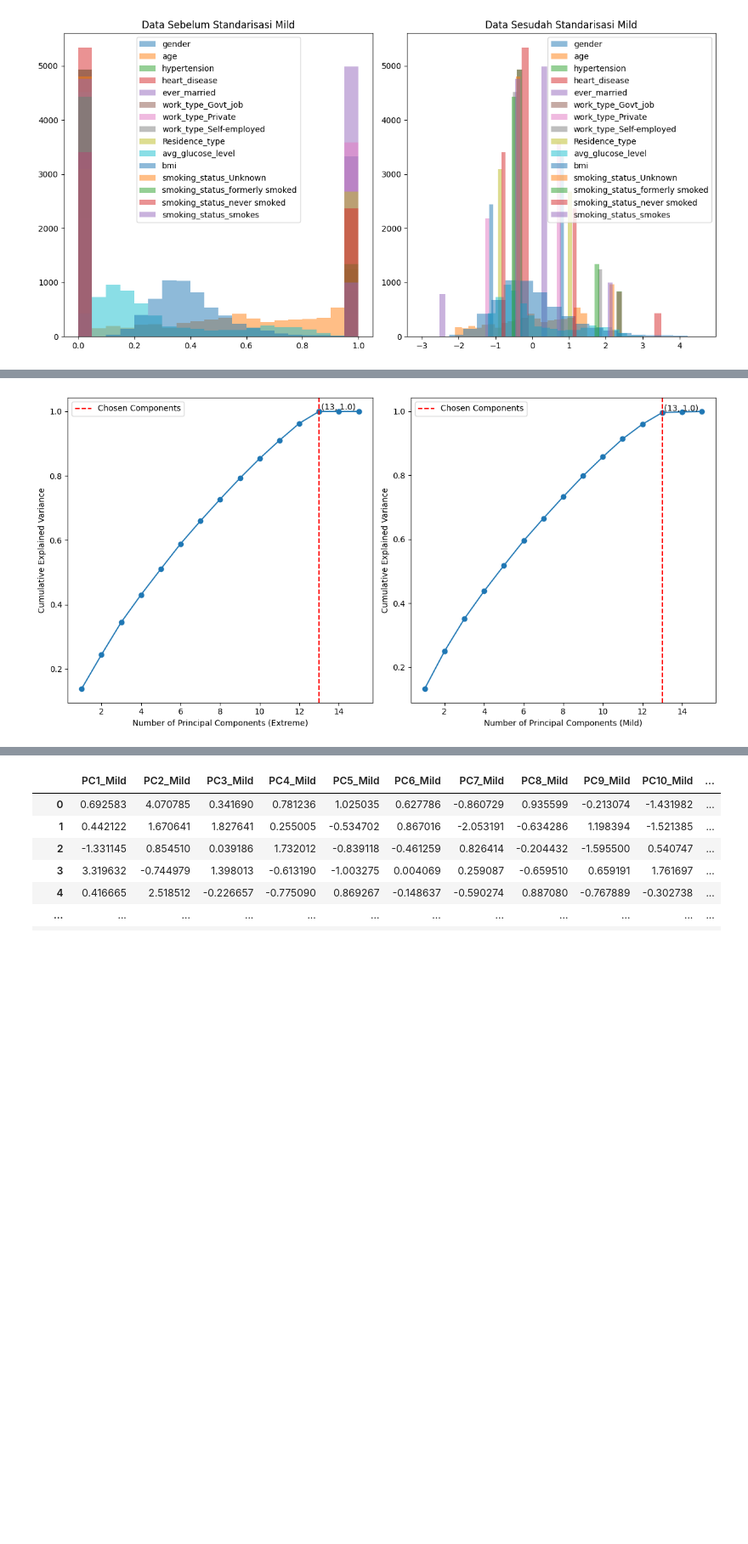
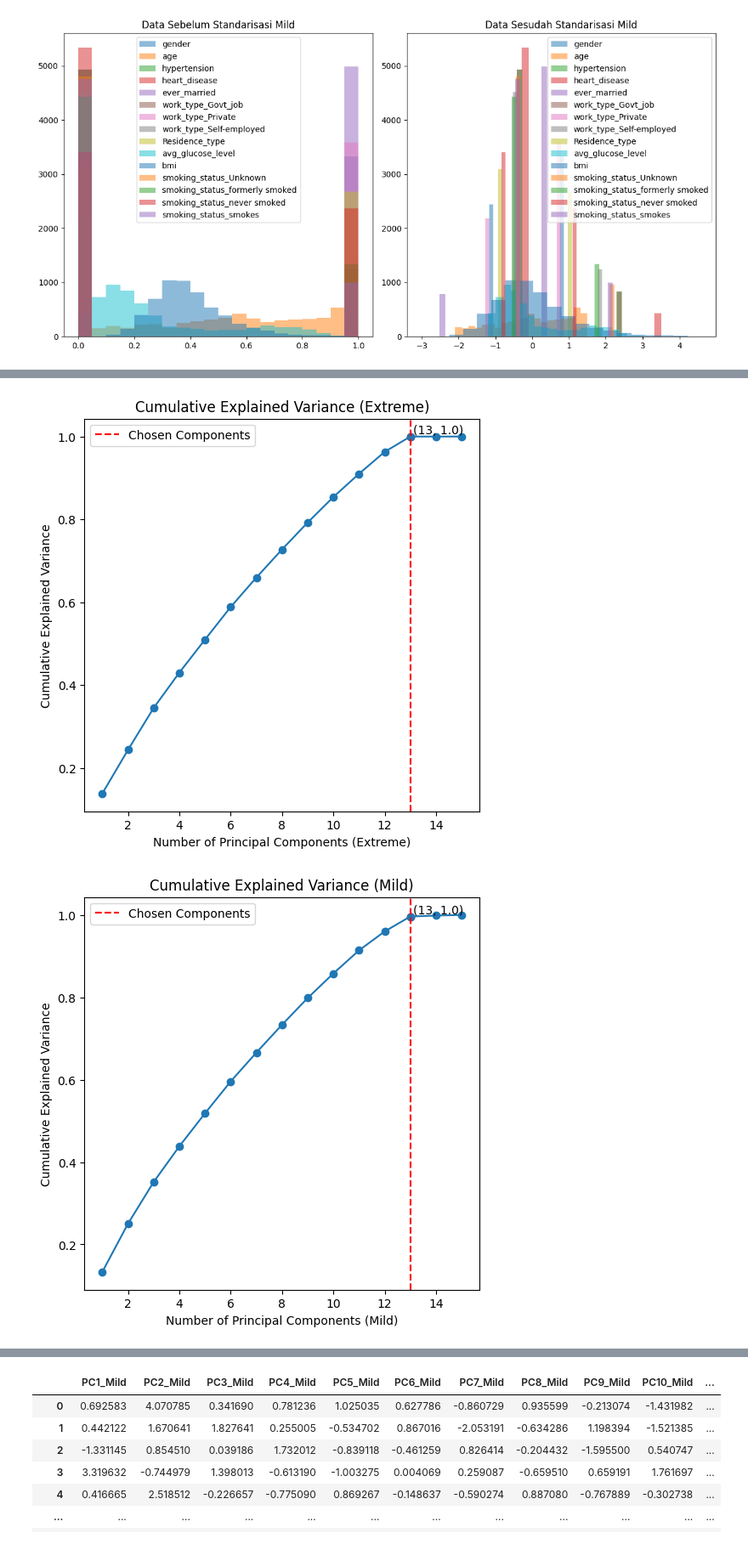
Before and after one commit to avillarafi45/TugasAkhirStrokePrediction, a Jupyter notebook: PCA-KMeans Extreme dan Mild.ipynb, the cells around one changed output, grey strips where cells are left out. Shown at 85% size. Drawn from its saved outputs; the diff is of its cells as text; code cells hidden in the pictures; blank space fills up the shorter version.

```diff
--- a/PCA-KMeans Extreme dan Mild.ipynb
+++ b/PCA-KMeans Extreme dan Mild.ipynb
@@ -444,45 +444,44 @@ bmi: 0.8449
    smoking_status_never smoked: -0.5785
    smoking_status_smokes: -0.4537
 # %%
-import numpy as np
-
 # Plotting cumulative explained variance untuk data Extreme
 num_components_extreme = len(pca_extreme.explained_variance_ratio_)
-plt.figure(figsize=(12, 6))
+plt.figure(figsize=(6, 6))
 
-plt.subplot(1, 2, 1)
 plt.plot(range(1, num_components_extreme + 1), np.cumsum(pca_extreme.explained_variance_ratio_), marker='o')
 plt.xlabel('Number of Principal Components (Extreme)')
 plt.ylabel('Cumulative Explained Variance')
 
 # Tambahkan garis putus-putus pada nilai 13 pada sumbu x
 chosen_components_extreme = 13
 plt.axvline(x=chosen_components_extreme, color='r', linestyle='--', label='Chosen Components')
 plt.scatter(chosen_components_extreme, np.cumsum(pca_extreme.explained_variance_ratio_)[chosen_components_extreme-1], color='r')
 plt.text(chosen_components_extreme + 0.1, np.cumsum(pca_extreme.explained_variance_ratio_)[chosen_components_extreme-1], f'({chosen_components_extreme}, {np.round(np.cumsum(pca_extreme.explained_variance_ratio_)[chosen_components_extreme-1], 2)})', verticalalignment='bottom')
 
 plt.legend()
+plt.title('Cumulative Explained Variance (Extreme)')
+plt.show()
 
 # Plotting cumulative explained variance untuk data Mild
 num_components_mild = len(pca_mild.explained_variance_ratio_)
+plt.figure(figsize=(6, 6))
 
-plt.subplot(1, 2, 2)
 plt.plot(range(1, num_components_mild + 1), np.cumsum(pca_mild.explained_variance_ratio_), marker='o')
 plt.xlabel('Number of Principal Components (Mild)')
 plt.ylabel('Cumulative Explained Variance')
 
 # Tambahkan garis putus-putus pada nilai 13 pada sumbu x
 chosen_components_mild = 13
 plt.axvline(x=chosen_components_mild, color='r', linestyle='--', label='Chosen Components')
 plt.scatter(chosen_components_mild, np.cumsum(pca_mild.explained_variance_ratio_)[chosen_components_mild-1], color='r')
 plt.text(chosen_components_mild + 0.1, np.cumsum(pca_mild.explained_variance_ratio_)[chosen_components_mild-1], f'({chosen_components_mild}, {np.round(np.cumsum(pca_mild.explained_variance_ratio_)[chosen_components_mild-1], 2)})', verticalalignment='bottom')
 
 plt.legend()
-
-plt.tight_layout()
+plt.title('Cumulative Explained Variance (Mild)')
 plt.show()
 # %% [output]
-[figure, old version]
+[figure, new version]
+[figure, added]
 # %%
 # Lakukan PCA untuk data Extreme
 n_components_extreme = 13  # Ganti dengan jumlah komponen utama yang diinginkan untuk Extreme
```
Also changed, not shown: parts of 15 cells of this notebook, 6 other files.
